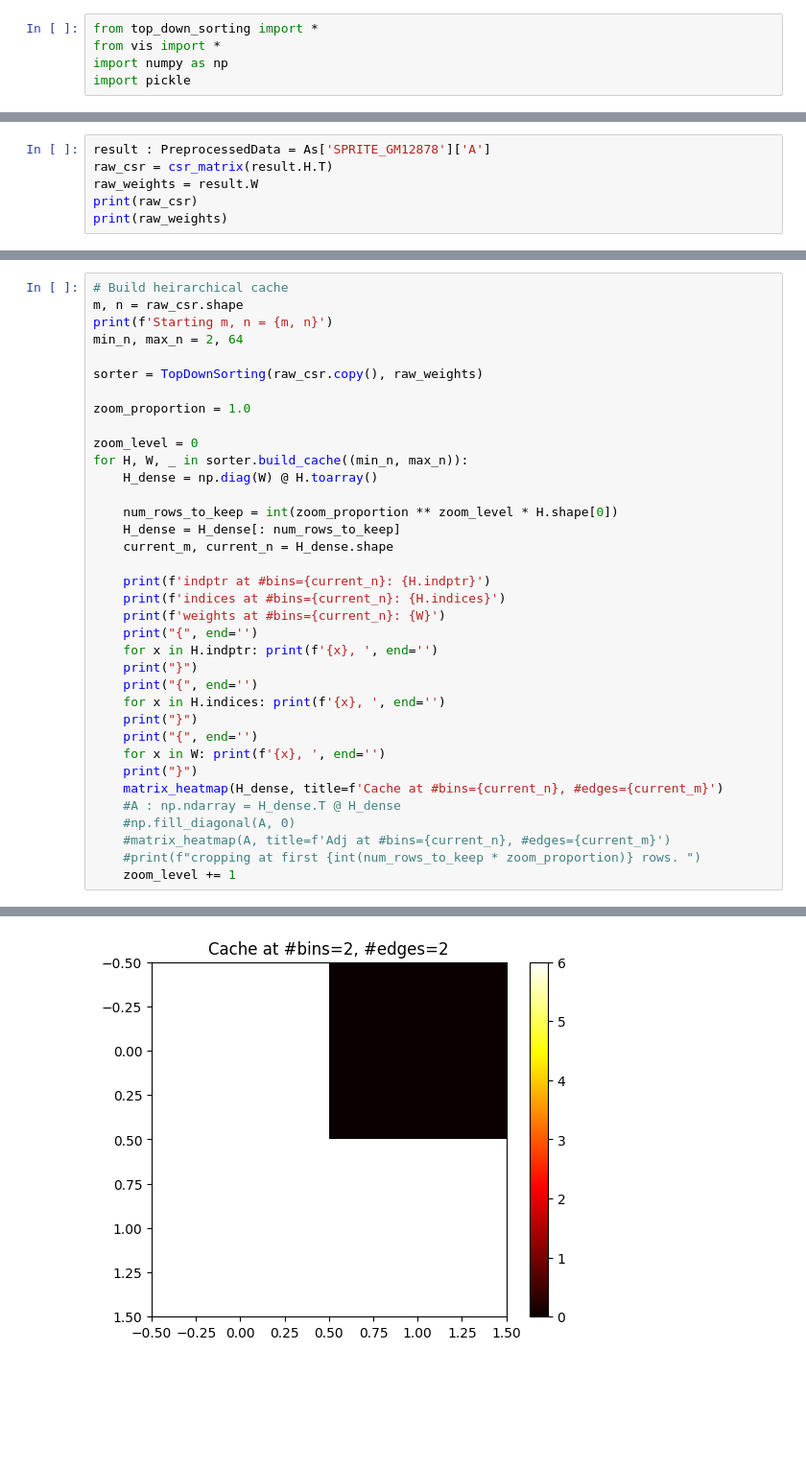
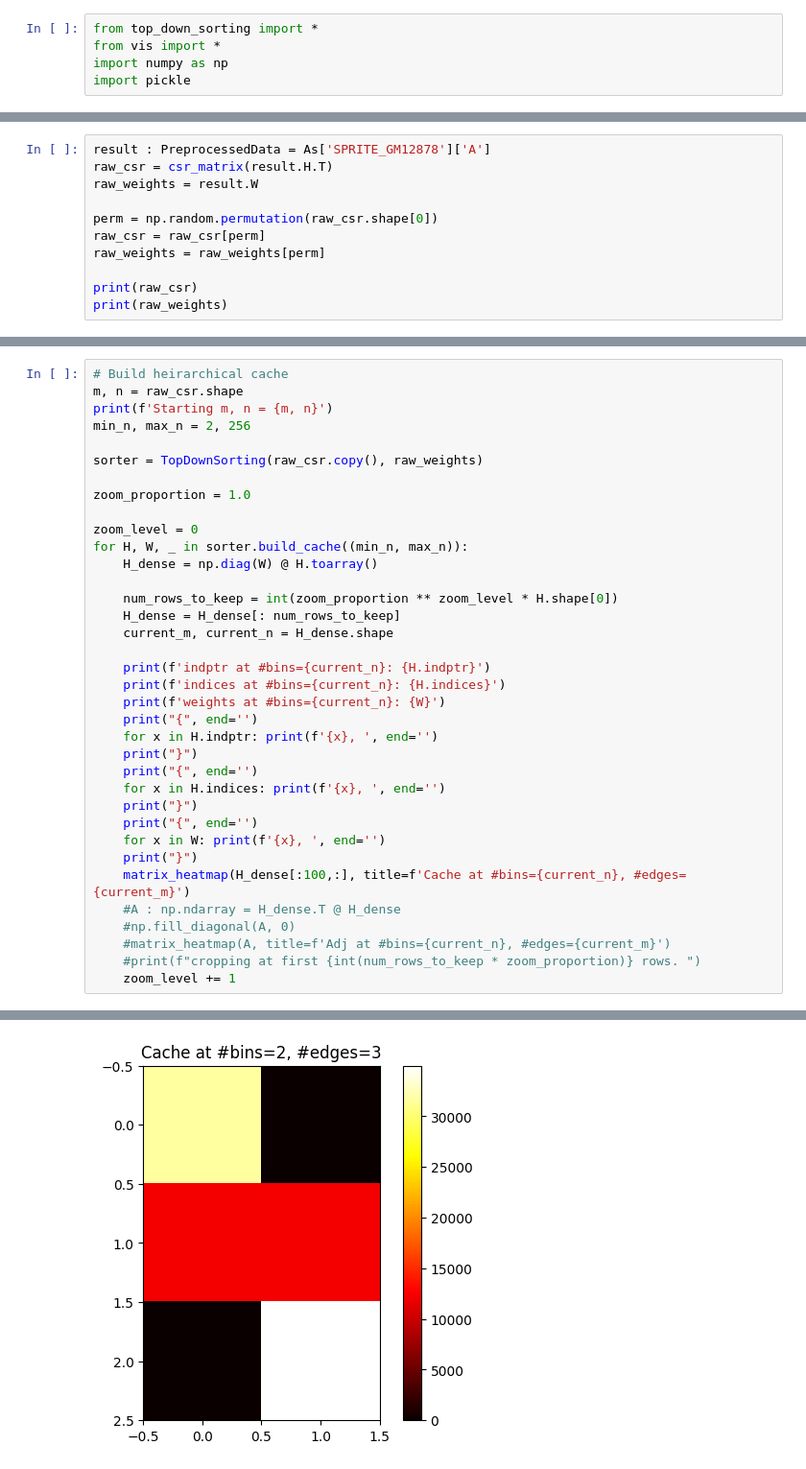
Before and after one commit to jacjosep1/JNI-Toy-Example, a Jupyter notebook: incidence_data_structure/test.ipynb, the cells around one changed output, grey strips where cells are left out. Shown at 96% size. Cells and saved outputs as stored; diff of their text form; blank space fills up the shorter version.

```diff
--- a/incidence_data_structure/test.ipynb
+++ b/incidence_data_structure/test.ipynb
@@ -27,6 +39,11 @@ dict_keys(['A', 'B', 'C', 'D', 'E', 'F', 'G', 'H'])
 result : PreprocessedData = As['SPRITE_GM12878']['A']
 raw_csr = csr_matrix(result.H.T)
 raw_weights = result.W
+
+perm = np.random.permutation(raw_csr.shape[0])
+raw_csr = raw_csr[perm]
+raw_weights = raw_weights[perm]
+
 print(raw_csr)
 print(raw_weights)
 # %% [output]
@@ -72,7 +107,7 @@ TEST_ID chr1:0  chr1:7  chr1:10
 # Build heirarchical cache
 m, n = raw_csr.shape
 print(f'Starting m, n = {m, n}')
-min_n, max_n = 2, 64
+min_n, max_n = 2, 256
 
 sorter = TopDownSorting(raw_csr.copy(), raw_weights)
 
@@ -98,7 +133,7 @@ for H, W, _ in sorter.build_cache((min_n, max_n)):
     print("{", end='')
     for x in W: print(f'{x}, ', end='')
     print("}")
-    matrix_heatmap(H_dense, title=f'Cache at #bins={current_n}, #edges={current_m}')
+    matrix_heatmap(H_dense[:100,:], title=f'Cache at #bins={current_n}, #edges={current_m}')
     #A : np.ndarray = H_dense.T @ H_dense
     #np.fill_diagonal(A, 0)
     #matrix_heatmap(A, title=f'Adj at #bins={current_n}, #edges={current_m}')
@@ -115 +150 @@ weights at #bins=2: [6. 6.]
-[figure, old version]
+[figure, new version]
```
Also changed, not shown: parts of 11 cells of this notebook.
